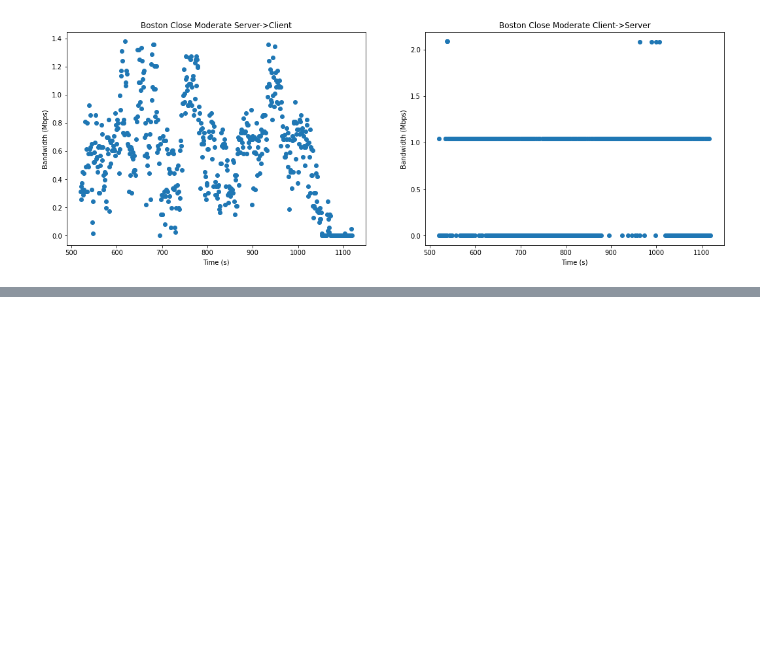
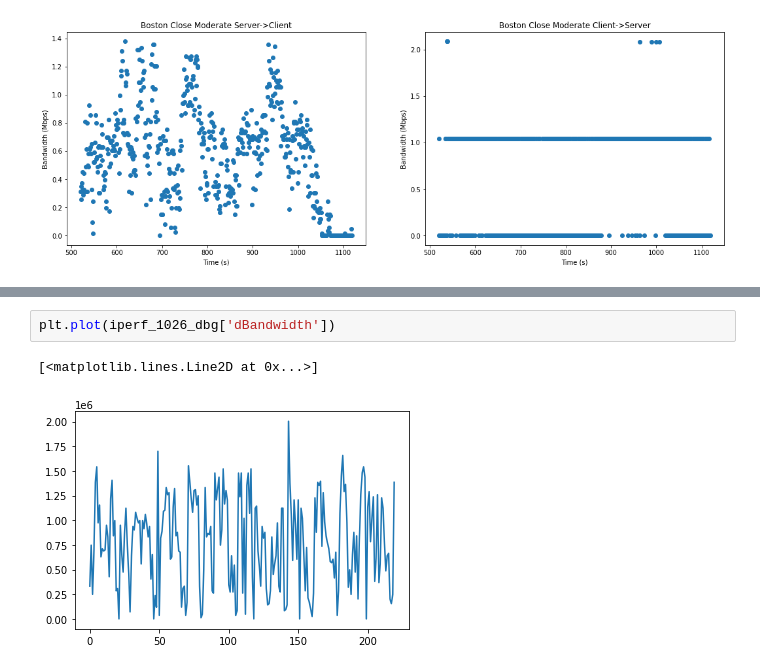
Before and after one commit to nislab/gensync, a Jupyter notebook: run/analysis.ipynb, the cells around one changed output, grey strips where cells are left out. Drawn from its saved outputs; the diff is of its cells as text; blank space fills up the shorter version.

```diff
--- a/run/analysis.ipynb
+++ b/run/analysis.ipynb
@@ -914,0 +941,5 @@ plot_bdw_mailinglist(b_1033_sc, b_1033_cs, "Boston Close Moderate")
+# %%
+plt.plot(iperf_1026_dbg['dBandwidth'])
+# %% [output]
+[<matplotlib.lines.Line2D at 0x...>]
+[figure, added]
```
Also changed, not shown: parts of 4 cells of this notebook, 6 other files.
